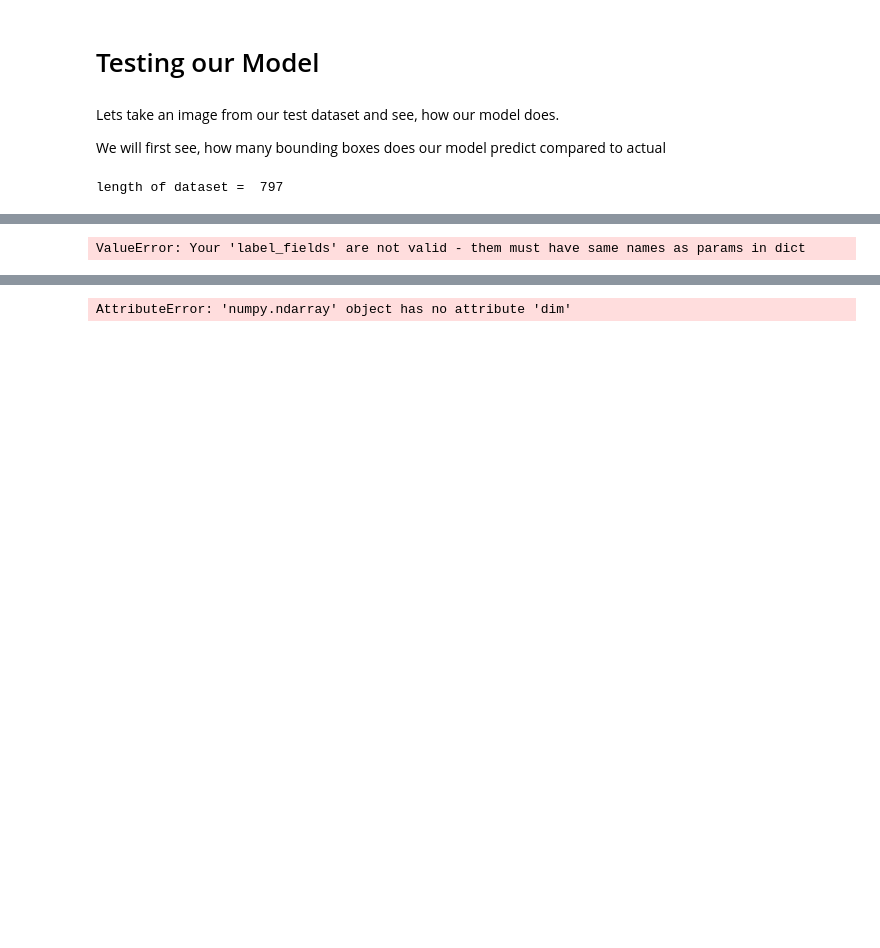
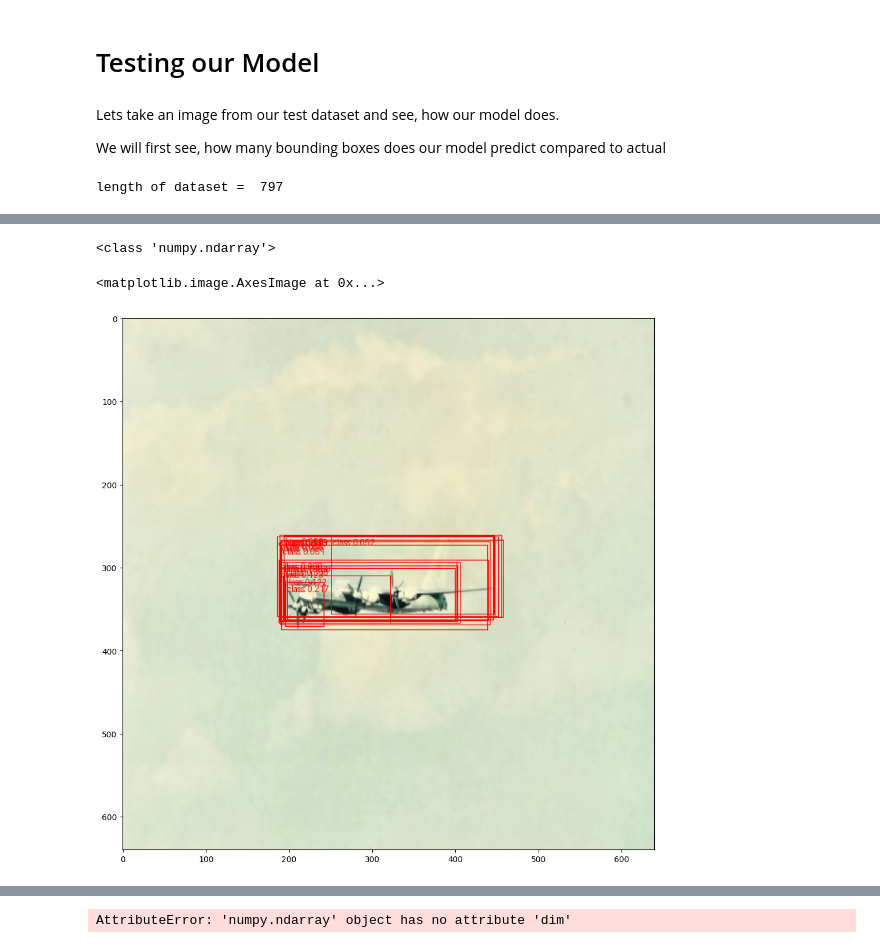
Before and after one commit to jupiterangulo/winter-computervision-final-project, a Jupyter notebook: Faster_RCNN_V2.ipynb, the cells around one changed output, grey strips where cells are left out. Saved outputs shown, nothing was run; the diff lists cells and outputs as text; code cells hidden in the pictures; blank space fills up the shorter version.

```diff
--- a/Faster_RCNN_V2.ipynb
+++ b/Faster_RCNN_V2.ipynb
@@ -243,7 +243,7 @@ def process_row(row, image_id, class_mapping):
 
 # **3. Create Mapping for Classes (if you don't have one)**
 class_mapping = {
-'A10':1,'A400M':2,'AG600':3, 'B1':4,'B2':5,
+    'A10':1,'A400M':2,'AG600':3, 'B1':4,'B2':5,
                         'B52':6,'Be200':7,'C130':8,'C17':9,'C5':10,'E2':11,'EF2000':12,'F117':13,'F14':14,
                         'F15':15,'F16':16,'F18':17,'F22':18,'F35':19,'F4':20,'J20':21,'JAS39':22,
                         'MQ9':23,'Mig31':24,'Mirage2000':25,'RQ4':26,'Rafale':27,'SR71':28,
@@ -252,12 +252,16 @@ class_mapping = {
 
 # **4. Process Data**
 images = []
-categories = list(class_mapping.items())  # Get category ID and name pairs
+categories = [
+    {"id": category_id, "name": category_name}
+    for category_name, category_id in class_mapping.items()
+]  # Get category ID and name pairs
 annotations = []
 
 for idx, row in df.iterrows():
+    file_name = row['filename'] + '.jpg'
     image_id = idx  # Use index as image ID for simplicity
-    images.append({"id": image_id, "file_name": f"{image_id}.jpg"})
+    images.append({"id": image_id, "file_name": file_name})
 
     annotation = process_row(row, image_id, class_mapping)
     if annotation:
@@ -482,9 +517,10 @@ length of dataset =  797
 # %%
 img, target = dataset_test[1]
 # %%
-def eval_transform(image):
+def eval_transform_new(image):
     transform = A.Compose([
     ToTensorV2(p=1.0)
-    ], bbox_params={'format': 'pascal_voc', 'label_fields': ['labels']})
+    ])
+        #, bbox_params={'format': 'pascal_voc', 'label_fields': ['labels']})
 
     return transform(image=image)  # Pass 'image' as a keyword argument
@@ -491,33 +530,38 @@ def eval_transform(image):
 # %%
 import matplotlib.pyplot as plt
 
 from torchvision.utils import draw_bounding_boxes
 from torchvision.io import read_image
 
 
 
 #image = read_image("/home/jupyter/images_gcs/det_modify/val/00afb4420bdce881ad216867c713c800.jpg")
-image, target  = dataset_test[1]
+image, target  = dataset_test[8]
 #eval_transform = eval_transform(image=image)
 
 model.eval()
 with torch.no_grad():
-    x = eval_transform(image)
+    print(type(image))
+    x = eval_transform_new(image=image)['image']
+    x = x.to(device)
+    #x = transformed_image['image']
     # convert RGBA -> RGB and move to device
-    predictions = model([image, ])
+    predictions = model([x, ])
     pred = predictions[0]
 
 
-image = (255.0 * (image - image.min()) / (image.max() - image.min())).to(torch.uint8)
+image = (255.0 * (x - x.min()) / (x.max() - x.min())).to(torch.uint8)
 image = image[:3, ...]
 pred_labels = [f"class: {score:.3f}" for label, score in zip(pred["labels"], pred["scores"])]
 pred_boxes = pred["boxes"].long()
 output_image = draw_bounding_boxes(image, pred_boxes, pred_labels, colors="red")
 
-output_image = draw_segmentation_masks(output_image, masks, alpha=0.5, colors="blue")
+#output_image = draw_segmentation_masks(output_image, masks, alpha=0.5, colors="blue")
 
 
 plt.figure(figsize=(12, 12))
 plt.imshow(output_image.permute(1, 2, 0))
 # %% [output]
-ValueError: Your 'label_fields' are not valid - them must have same names as params in dict
+<class 'numpy.ndarray'>
+<matplotlib.image.AxesImage at 0x...>
+[figure, added]
```
Also changed, not shown: parts of 21 cells of this notebook.
